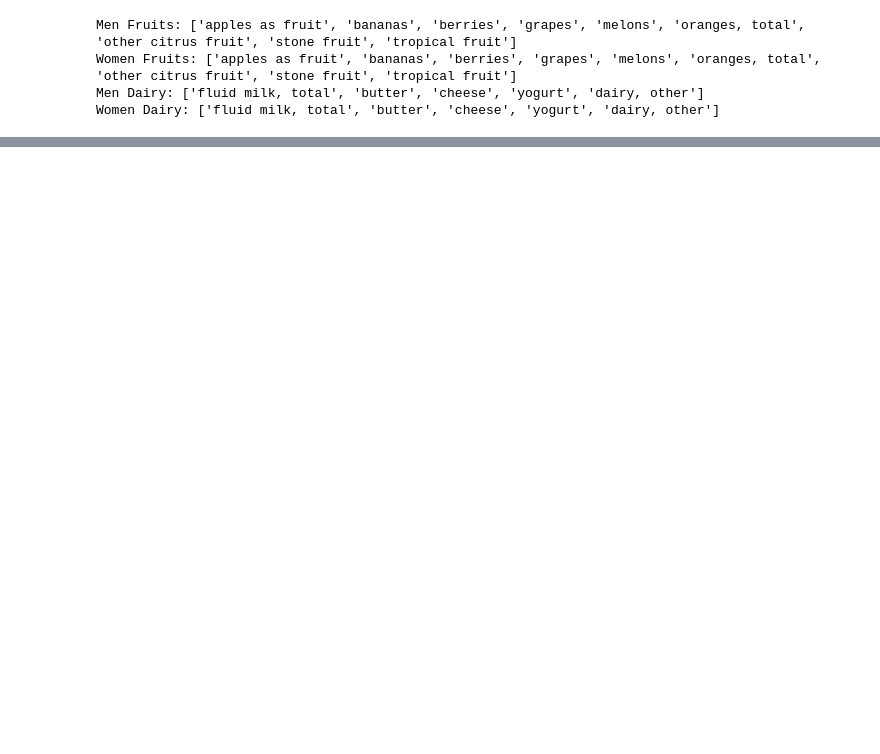
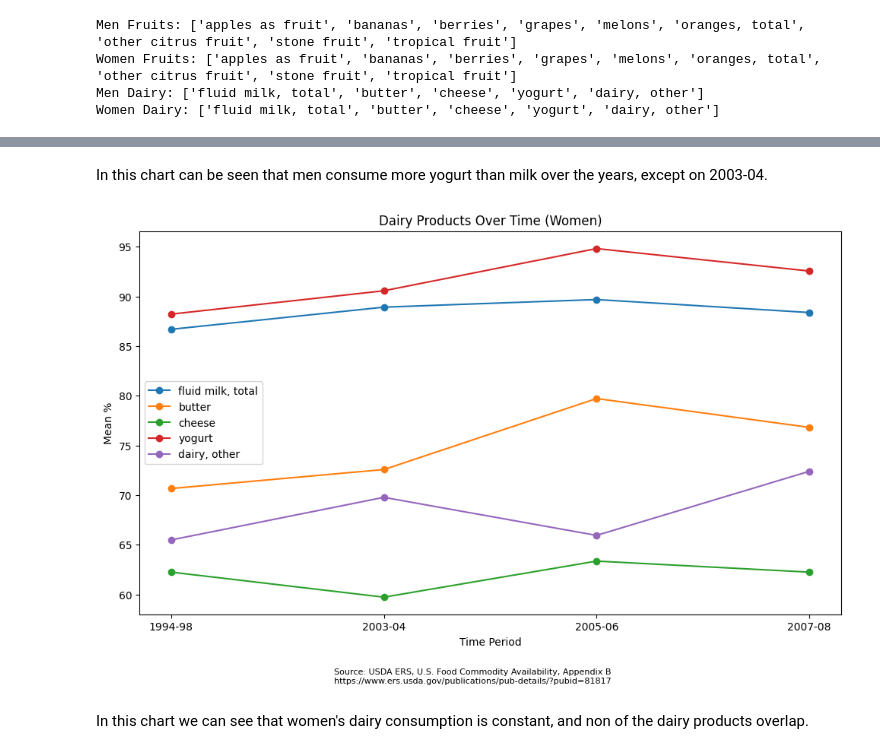
Before and after one commit to emallen2/CSc47400, a Jupyter notebook: prob1/problem1.ipynb, the cells around one changed output, grey strips where cells are left out. Cells and saved outputs as stored; diff of their text form; code cells hidden in the pictures; blank space fills up the shorter version.

```diff
--- a/prob1/problem1.ipynb
+++ b/prob1/problem1.ipynb
@@ -107,0 +115,8 @@ plot_lines(women_dairy, "Dairy Consumption Over Time (Women)", "Mean percent", "
+# %% [markdown]
+In this chart can be seen that men consume more yogurt than milk over the years, except on 2003-04.
+# %%
+plot_lines(women_dairy, "Dairy Products Over Time (Women)", "Mean %", "women_dairy.png")
+# %% [output]
+[figure, added]
+# %% [markdown]
+In this chart we can see that women's dairy consumption is constant, and non of the dairy products overlap.
```
Also changed, not shown: parts of 5 cells of this notebook, 4 other files.
